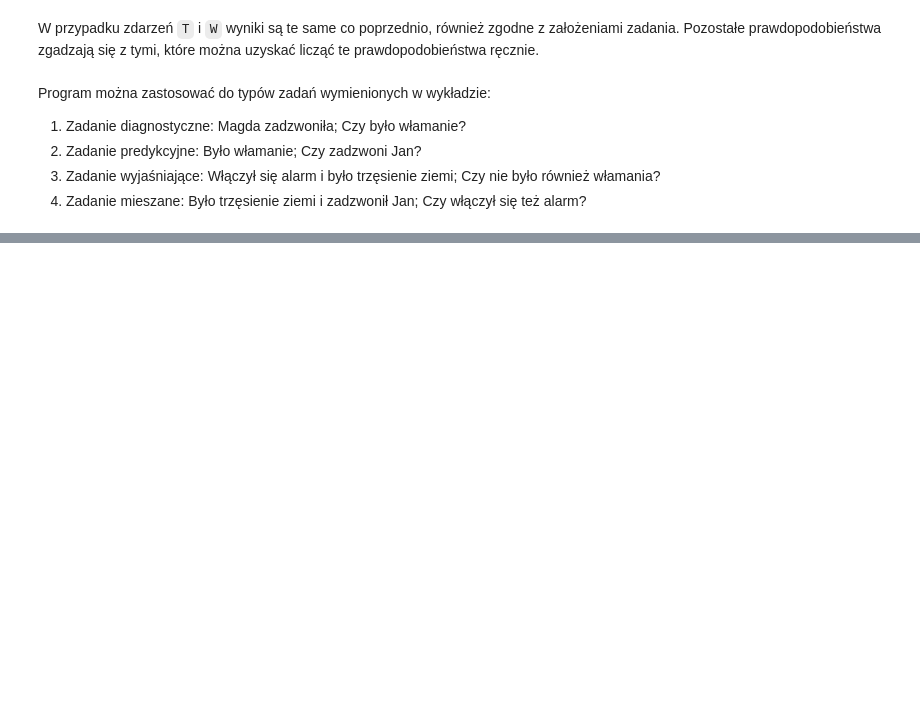
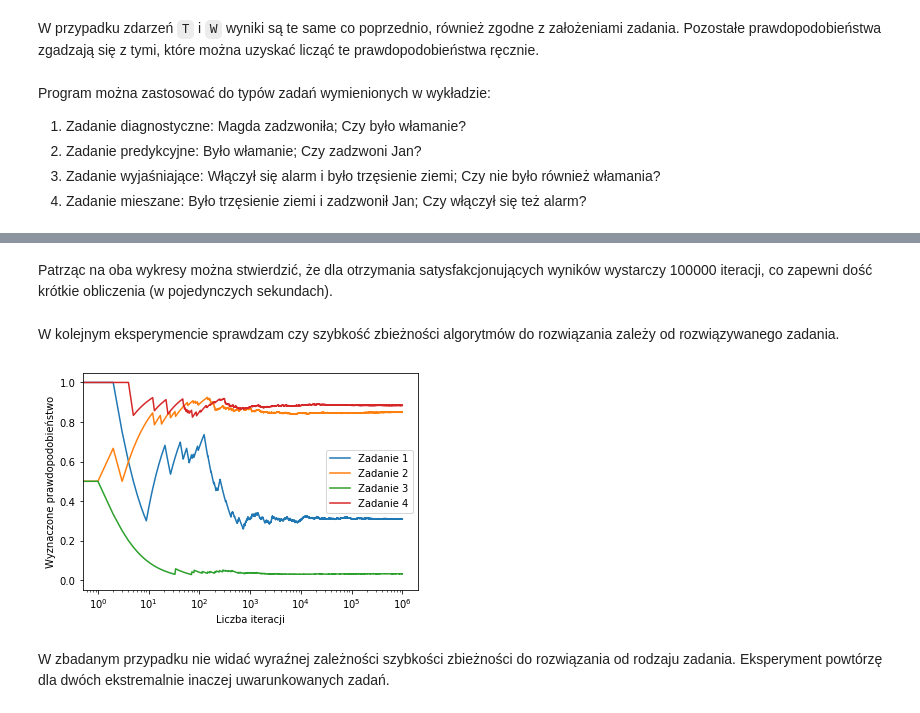
Before and after one commit to tototmek/WSI, a Jupyter notebook: Zadanie7.ipynb, the cells around one changed output, grey strips where cells are left out. Saved outputs shown, nothing was run; the diff lists cells and outputs as text; code cells hidden in the pictures; blank space fills up the shorter version.

```diff
--- a/Zadanie7.ipynb
+++ b/Zadanie7.ipynb
@@ -124,0 +159,32 @@ print(net.mcmc({"A": True}, "T", 100000))
+# %% [markdown]
+Patrząc na oba wykresy można stwierdzić, że dla otrzymania satysfakcjonujących wyników wystarczy 100000 iteracji, co zapewni dość krótkie obliczenia (w pojedynczych sekundach).
+# %% [markdown]
+W kolejnym eksperymencie sprawdzam czy szybkość zbieżności algorytmów do rozwiązania zależy od rozwiązywanego zadania.
+# %%
+tasks = [
+    {"evidence": {"M": True}, "query": "W"},
+    {"evidence": {"W": True}, "query": "J"},
+    {"evidence": {"A": True, "T": True}, "query": "W"},
+    {"evidence": {"T": True, "J": True}, "query": "A"},
+]
+
+results = []
+
+for task in tasks:
+    net.mcmc(task["evidence"], task["query"], 1000000)
+    results.append({
+        "time": net.history["time"],
+        "probability": net.history["probability"]
+    })
+# %%
+for result in results:
+    plt.plot(result["probability"])
+plt.legend(["Zadanie 1", "Zadanie 2", "Zadanie 3", "Zadanie 4"], loc="best")
+plt.xscale("log")
+plt.xlabel("Liczba iteracji")
+plt.ylabel("Wyznaczone prawdopodobieństwo")
+plt.show()
+# %% [output]
+[figure, added]
+# %% [markdown]
+W zbadanym przypadku nie widać wyraźnej zależności szybkości zbieżności do rozwiązania od rodzaju zadania. Eksperyment powtórzę dla dwóch ekstremalnie inaczej uwarunkowanych zadań.
```
Also changed, not shown: parts of 21 cells of this notebook, 1 other file.
